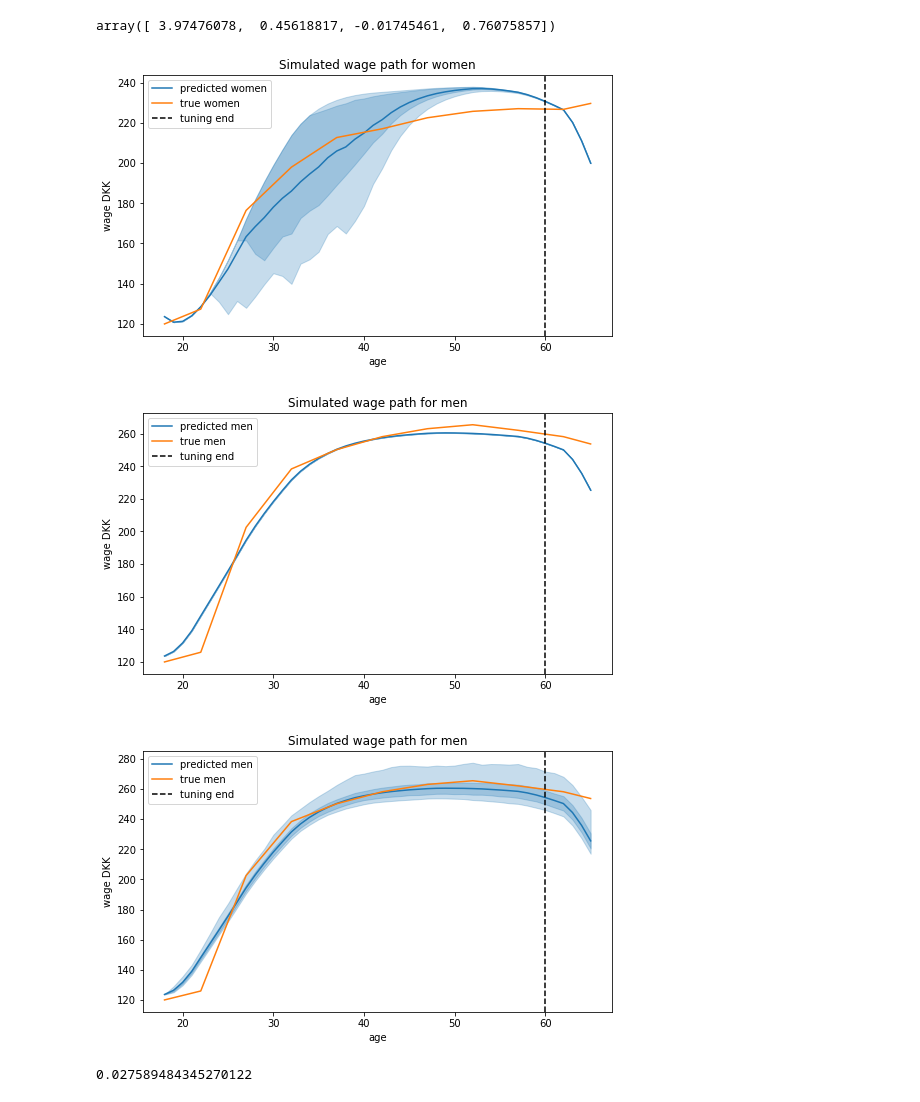
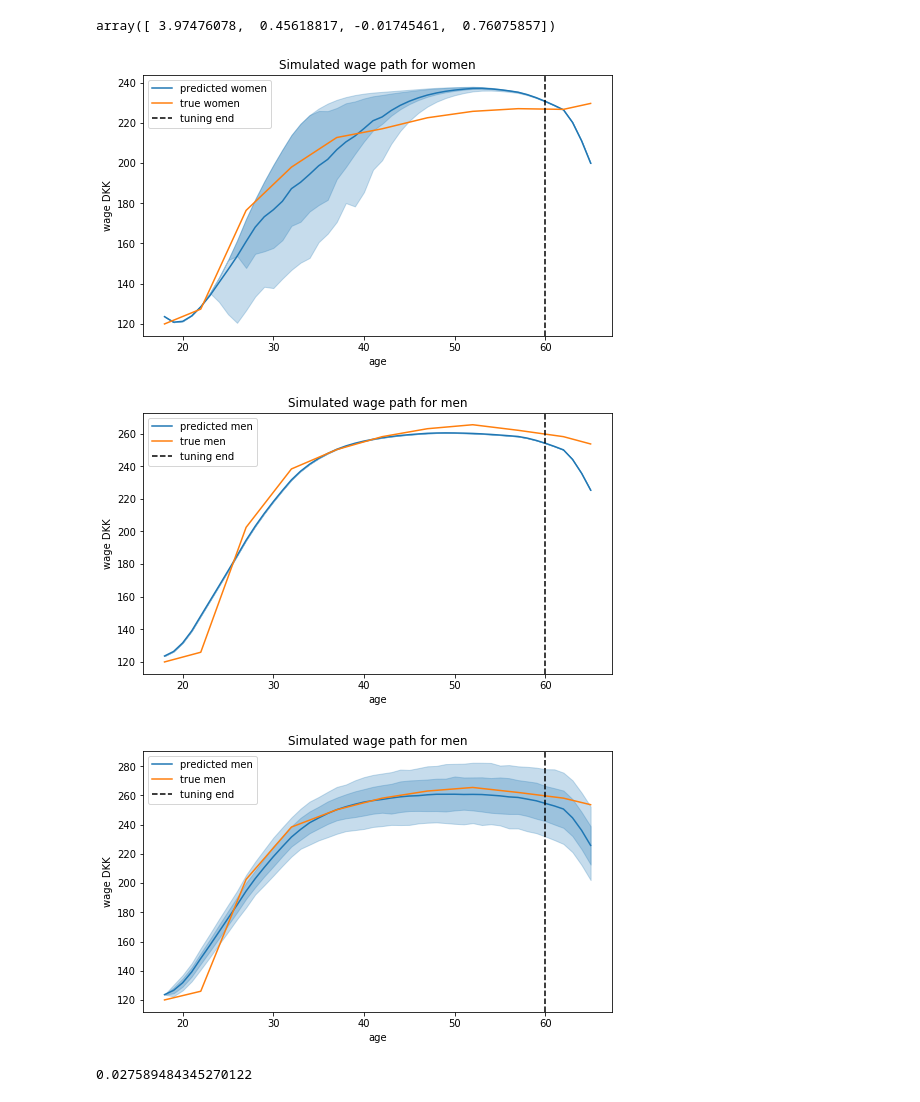
Before and after one commit to JakartaLaw/speciale, a Jupyter notebook: src/Salary Process True Mincer.ipynb, the cells around one changed output. Saved outputs shown, nothing was run; the diff lists cells and outputs as text; code cells hidden in the pictures.

Commit message:
mincer process salary

```diff
--- a/src/Salary Process True Mincer.ipynb
+++ b/src/Salary Process True Mincer.ipynb
@@ -123,22 +123,22 @@ def plot_salary_process(delta=0.9, alpha=2.3, sigma_epsilon=0.00001, eta_G=0.8,
     hours_pred = np.array(df.groupby('Q').mean()['H'])
 
     y_pred = np.array(df.groupby('Q').mean()['S'])
-    y_pred_98 = np.array(df.groupby('Q').quantile(1)['S'])
+    y_pred_90 = np.array(df.groupby('Q').quantile(0.90)['S'])
     y_pred_75 = np.array(df.groupby('Q').quantile(0.75)['S'])
     y_pred_25 = np.array(df.groupby('Q').quantile(0.25)['S'])
-    y_pred_2= np.array(df.groupby('Q').quantile(0.1)['S'])
+    y_pred_10= np.array(df.groupby('Q').quantile(0.10)['S'])
 
     y_pred = y_pred[0:66-18]
-    y_pred_98 = y_pred_98[0:66-18]
+    y_pred_90 = y_pred_90[0:66-18]
     y_pred_75 = y_pred_75[0:66-18]
     y_pred_25 = y_pred_25[0:66-18]
-    y_pred_2 = y_pred_2[0:66-18]
+    y_pred_10 = y_pred_10[0:66-18]
 
 
     size_const = 0.6
     f, ax = plt.subplots(1,1, figsize=(size_const*14, size_const*8))
     ax.plot(range(18,66),y_pred, label=f'predicted {sex}')
-    ax.fill_between(range(18,66), y_pred_98, y_pred_2, color='C0', alpha=0.25)
+    ax.fill_between(range(18,66), y_pred_90, y_pred_10, color='C0', alpha=0.25)
     ax.fill_between(range(18,66), y_pred_75, y_pred_25, color='C0', alpha=0.25)
 
 
@@ -332,18 +333,18 @@ to_latex_table('..//tables//wage_path_parameters_solved', parameter_hat, nr_deci
 # %%
 old_sol2 = old_sol.copy()
 old_sol2.pop('mse')
 
-women_hours_, _, f = plot_salary_process(**sol_dict, sex='women')
-men_hours_, _ , f = plot_salary_process(**sol_dict, sex='men', sigma_epsilon=0.001)
+women_hours_, _, f = plot_salary_process(**sol_dict, sex='women', sigma_epsilon=0.00001)
+men_hours_, _ , f = plot_salary_process(**sol_dict, sex='men', sigma_epsilon=0.00001)
 
 sol_dict2 = sol_dict.copy()
 #sol_dict2['delta'] = 0
 
-sp_, _ , f = plot_salary_process(**sol_dict2, sex='men', sigma_epsilon=1)
+sp_, _ , f = plot_salary_process(**sol_dict2, sex='men', sigma_epsilon=3)
 # %% [output]
-[figure, old version]
+[figure, new version]
 [figure]
-[figure, old version]
+[figure, new version]
 # %%
 np.mean(sp_.Z_hist)
 # %% [output]
```
Also changed, not shown: parts of 1 cell of this notebook.
